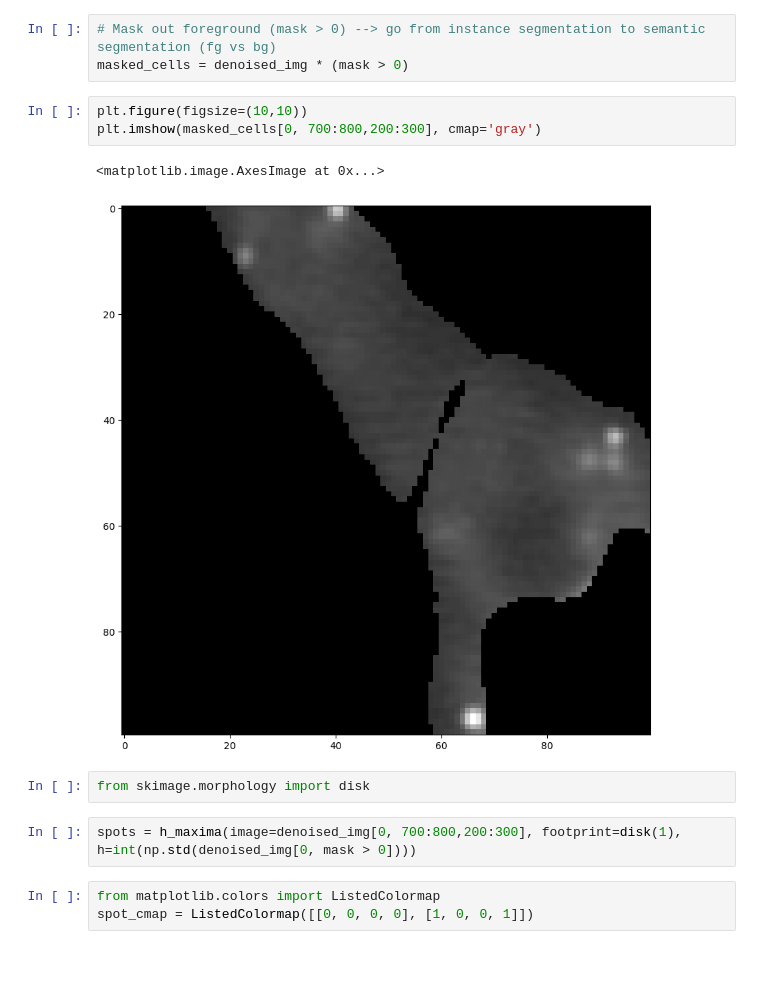
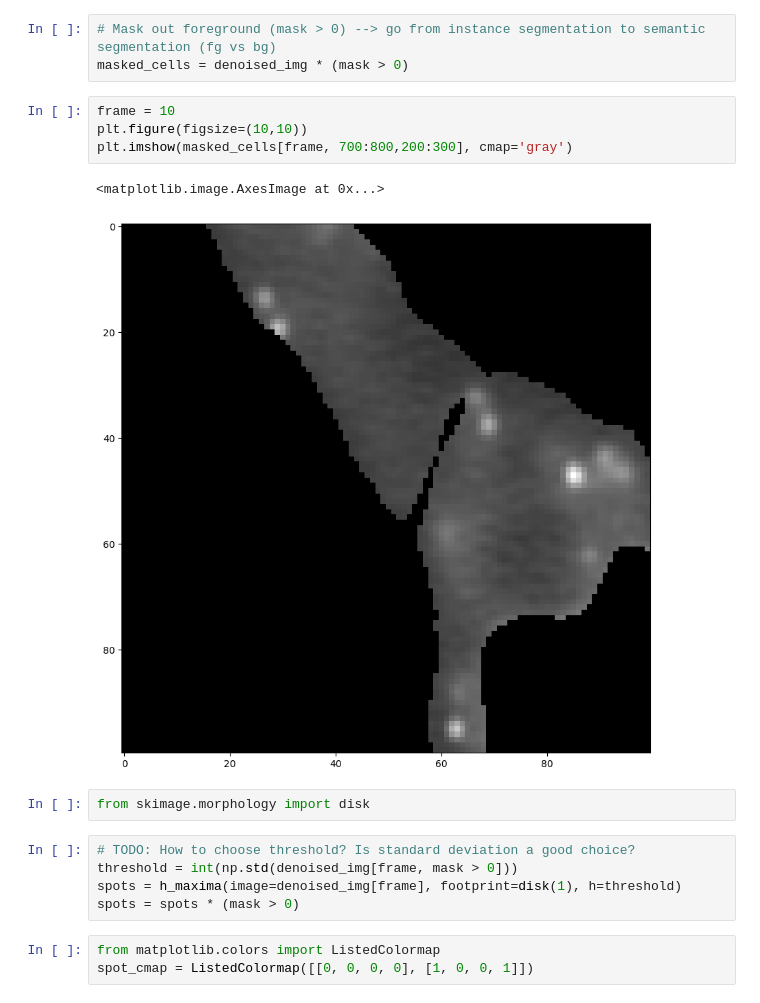
Before and after one commit to fmi-basel/singlemolecule-tracking, a Jupyter notebook: runs/2023-05-30_develop_spot-detection/spot_detection.ipynb, the cells around one changed output. Drawn from its saved outputs; the diff is of its cells as text; blank space fills up the shorter version.

```diff
--- a/runs/2023-05-30_develop_spot-detection/spot_detection.ipynb
+++ b/runs/2023-05-30_develop_spot-detection/spot_detection.ipynb
@@ -22,15 +25,19 @@ plt.imshow(mask > 0)
 # Mask out foreground (mask > 0) --> go from instance segmentation to semantic segmentation (fg vs bg)
 masked_cells = denoised_img * (mask > 0)
 # %%
+frame = 10
 plt.figure(figsize=(10,10))
-plt.imshow(masked_cells[0, 700:800,200:300], cmap='gray')
+plt.imshow(masked_cells[frame, 700:800,200:300], cmap='gray')
 # %% [output]
 <matplotlib.image.AxesImage at 0x...>
-[figure, old version]
+[figure, new version]
 # %%
 from skimage.morphology import disk
-# %%
-spots = h_maxima(image=denoised_img[0, 700:800,200:300], footprint=disk(1), h=int(np.std(denoised_img[0, mask > 0])))
+# %%
+# TODO: How to choose threshold? Is standard deviation a good choice?
+threshold = int(np.std(denoised_img[frame, mask > 0]))
+spots = h_maxima(image=denoised_img[frame], footprint=disk(1), h=threshold)
+spots = spots * (mask > 0)
 # %%
 from matplotlib.colors import ListedColormap
 spot_cmap = ListedColormap([[0, 0, 0, 0], [1, 0, 0, 1]])
```
Also changed, not shown: parts of 11 cells of this notebook, 1 other file.
